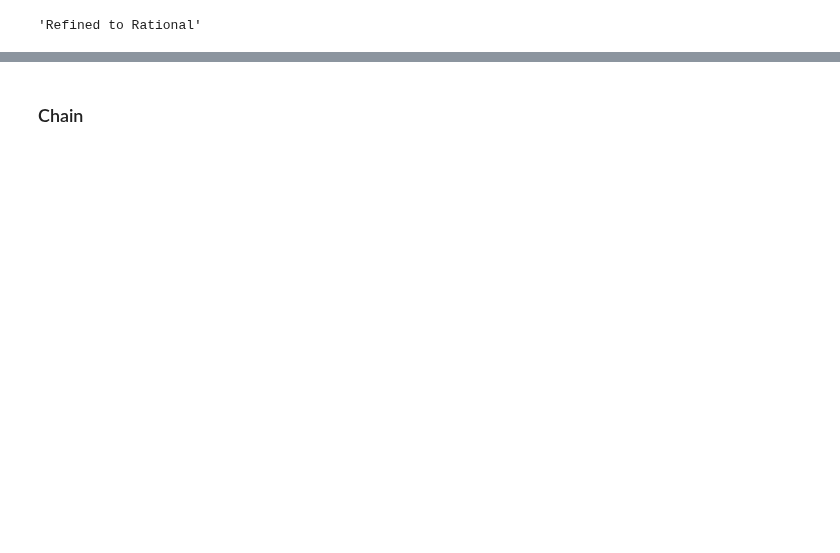
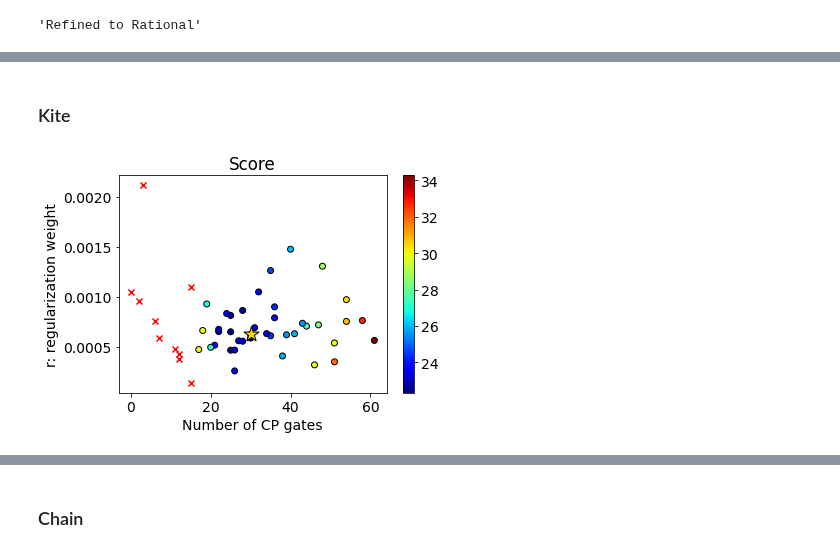
Before and after one commit to idnm/cpflow, a Jupyter notebook: paper/peppar.ipynb, the cells around one changed output, grey strips where cells are left out. Cells and saved outputs as stored; diff of their text form; code cells hidden in the pictures; blank space fills up the shorter version.

```diff
--- a/paper/peppar.ipynb
+++ b/paper/peppar.ipynb
@@ -255,0 +288,7 @@ d.circuit.draw(output='mpl')
+# %% [markdown]
+### Kite
+# %%
+results = Results.load('results/toff4_kite_xyz')
+results.plot_trials()
+# %% [output]
+[figure, added]
```
Also changed, not shown: parts of 54 cells of this notebook, 1 other file.
